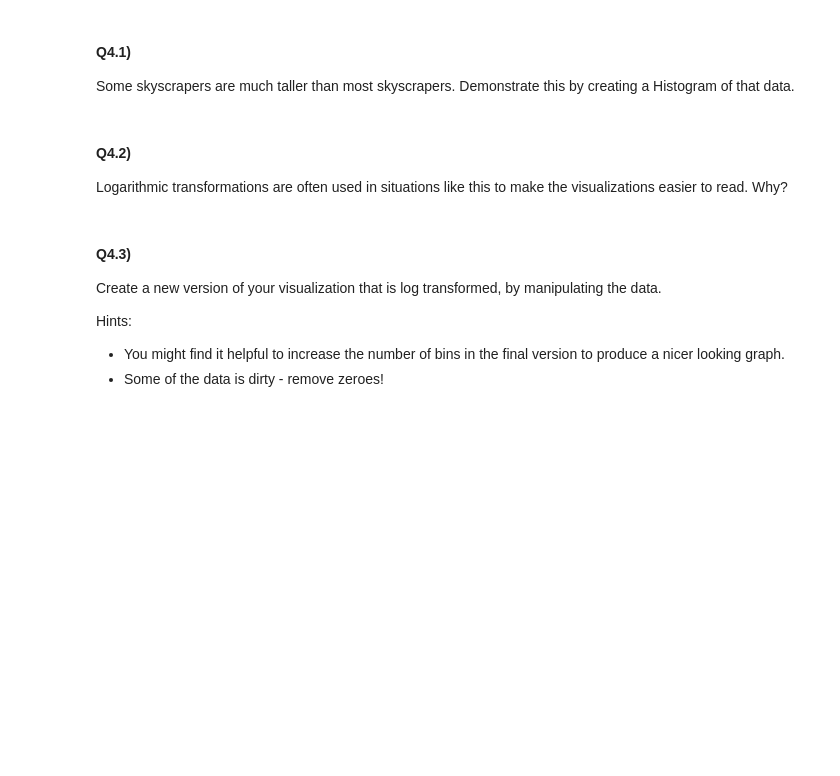
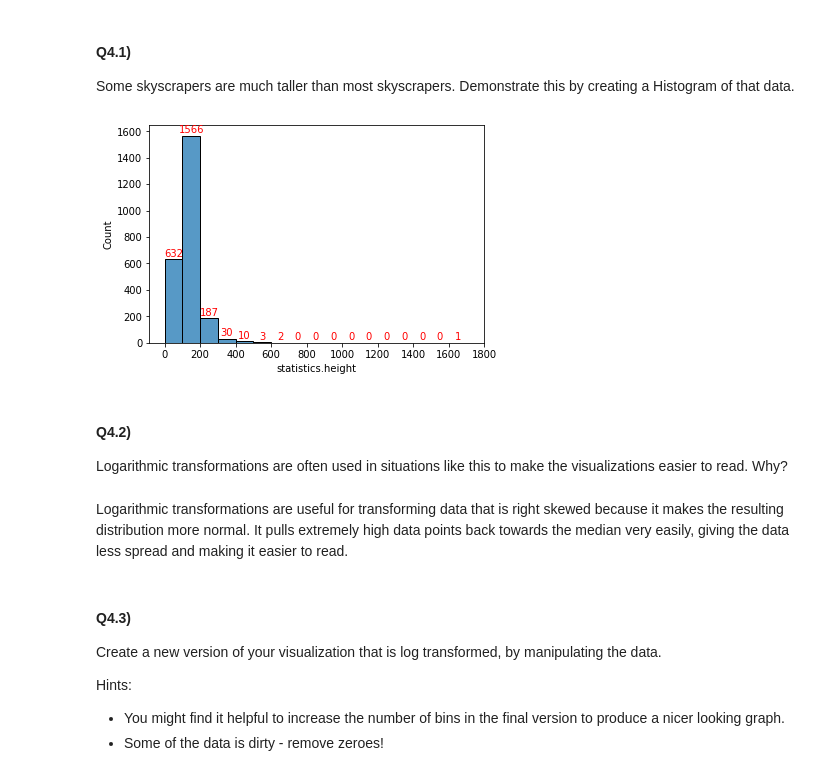
Before and after one commit to mariavanv/CISC367, a Jupyter notebook: Statistics/Statistics Workbook.ipynb, the cells around one changed output. Drawn from its saved outputs; the diff is of its cells as text; code cells hidden in the pictures; blank space fills up the shorter version.

```diff
--- a/Statistics/Statistics Workbook.ipynb
+++ b/Statistics/Statistics Workbook.ipynb
@@ -430,8 +427,21 @@ skyscrapers['statistics.height']
+# %%
+x = skyscrapers['statistics.height']
+ax = sns.histplot(x, bins=[x*100 for x in range(18)])
+#Show frequency of each bin
+for p in ax.patches:
+    ax.annotate(f'{p.get_height():.0f}\n',
+                (p.get_x() + p.get_width() / 2, p.get_height()), ha='center', va='center', color='red')
+plt.xticks([x*200 for x in range(10)])
+plt.show()
+# %% [output]
+[figure, added]
 # %% [markdown]
 #### Q4.2)
 
 Logarithmic transformations are often used in situations like this to make the visualizations easier to read.
 Why?
+# %% [markdown]
+Logarithmic transformations are useful for transforming data that is right skewed because it makes the resulting distribution more normal. It pulls extremely high data points back towards the median very easily, giving the data less spread and making it easier to read.
 # %% [markdown]
 #### Q4.3)
 
```
Also changed, not shown: parts of 12 cells of this notebook.
